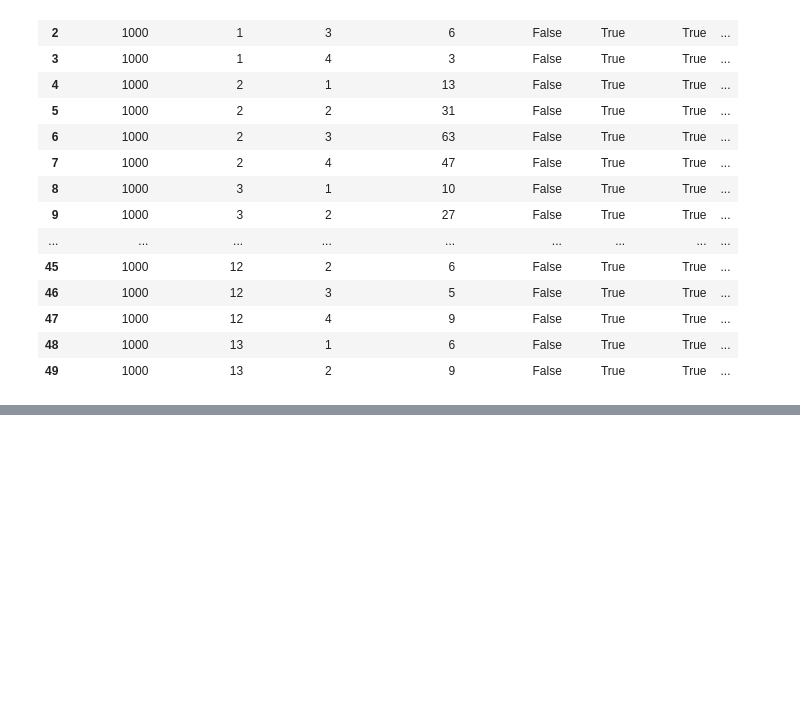
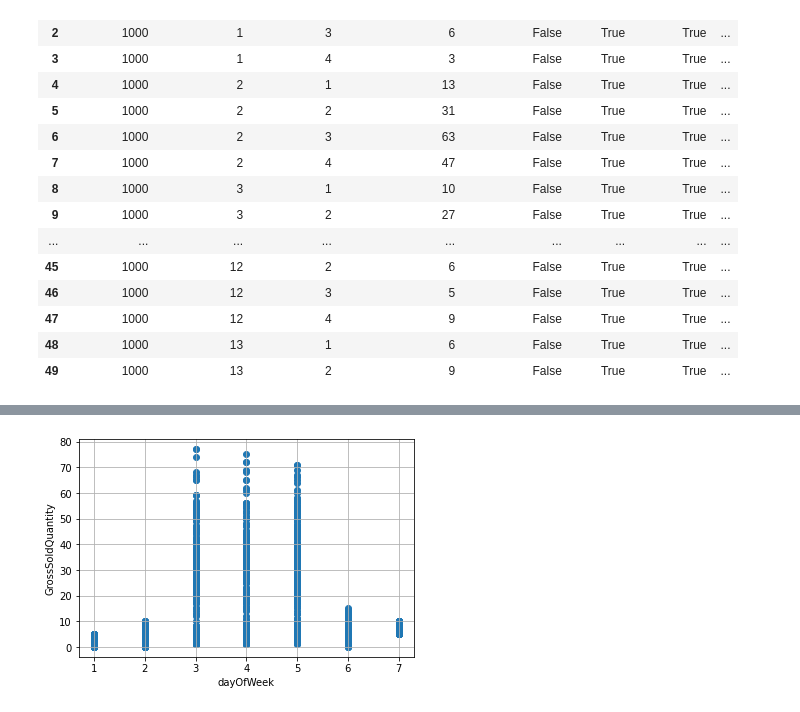
Before and after one commit to rhuckleberry/Datathon2021, a Jupyter notebook: Chevron_2021_Datathon_Challenge/filesForStartOfDatathon/Chevron_Hotdog_Model.ipynb, the cells around one changed output, grey strips where cells are left out. Saved outputs shown, nothing was run; the diff lists cells and outputs as text; code cells hidden in the pictures; blank space fills up the shorter version.

```diff
--- a/Chevron_2021_Datathon_Challenge/filesForStartOfDatathon/Chevron_Hotdog_Model.ipynb
+++ b/Chevron_2021_Datathon_Challenge/filesForStartOfDatathon/Chevron_Hotdog_Model.ipynb
@@ -70,0 +87,4 @@ plot(store_14, "dayOfTheYear", "GrossSoldQuantity")
+# %%
+plot(store2, "dayOfWeek", "GrossSoldQuantity")
+# %% [output]
+[figure, added]
```
Also changed, not shown: parts of 9 cells of this notebook.
